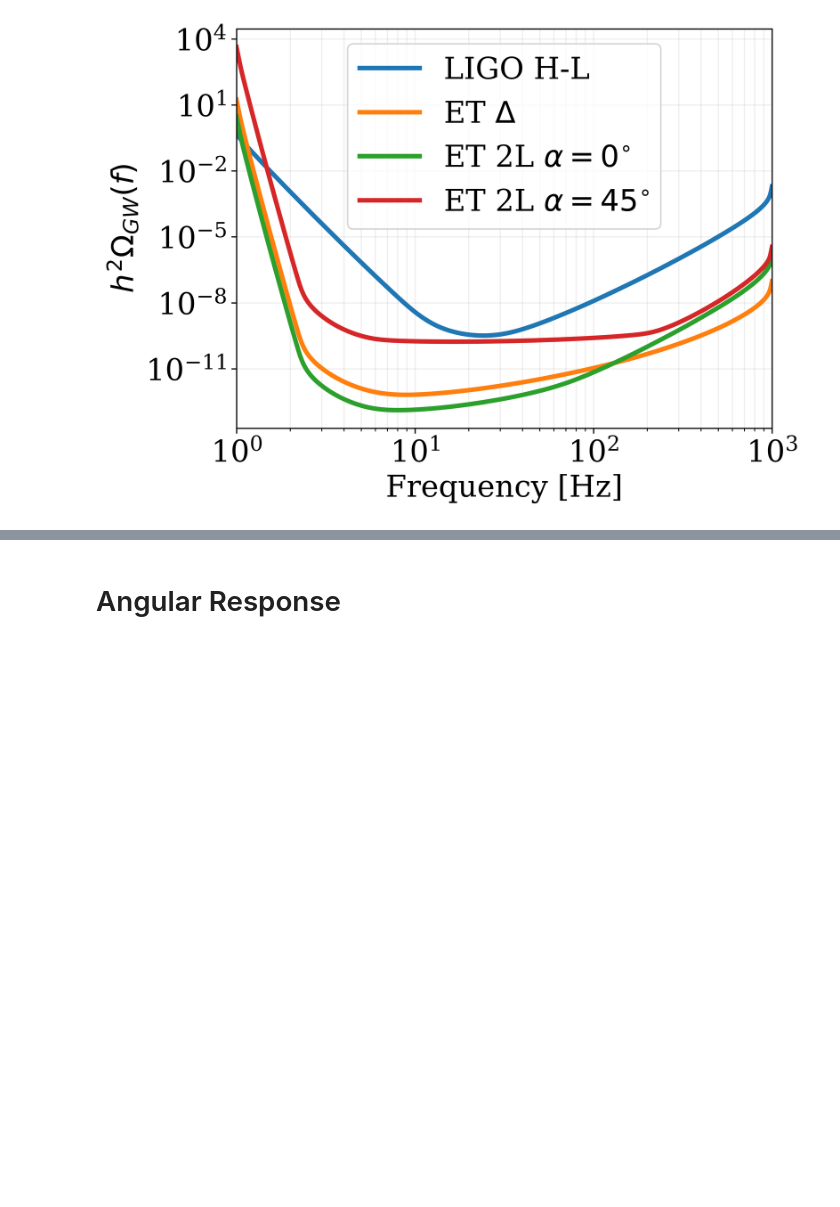
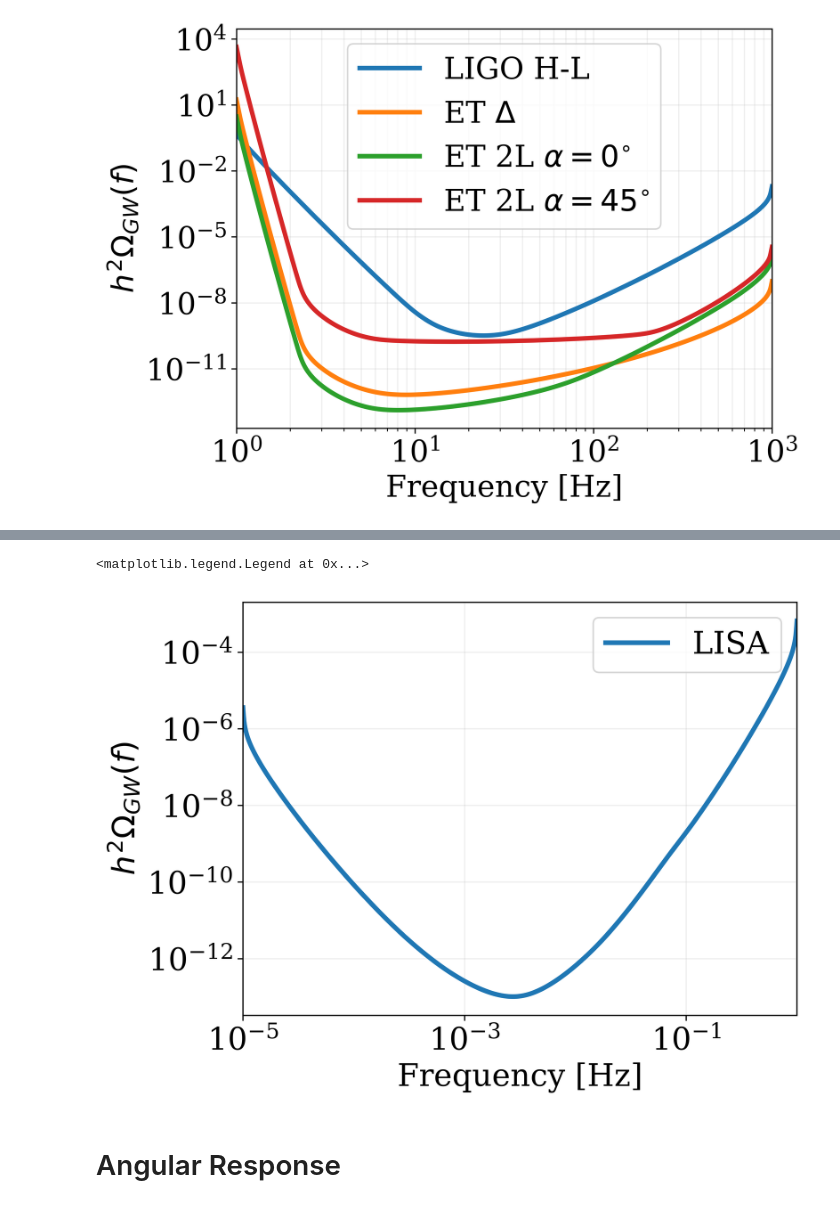
Before and after one commit to ilariacaporali/GWBird, a Jupyter notebook: example.ipynb, the cells around one changed output, grey strips where cells are left out. Drawn from its saved outputs; the diff is of its cells as text; code cells hidden in the pictures; blank space fills up the shorter version.

```diff
--- a/example.ipynb
+++ b/example.ipynb
@@ -162,2 +208,24 @@ plt.legend()
+# %%
+snr = 10
+Tobs = 3
+beta_min = -40
+beta_max = 40
+psi = 0
+fref = 1e-2
+
+sens_LISA = pls.PLS_LISA(f_lisa, fref, 't', snr, Tobs, beta_min, beta_max, psi)
+
+plt.figure()
+plt.plot(f_lisa, sens_LISA, label='LISA')
+plt.xlabel('Frequency [Hz]')
+plt.xscale('log')
+plt.yscale('log')
+plt.ylabel(r'$h^2 \Omega_{GW}(f)$')
+plt.xlim(f_lisa.min(), f_lisa.max())
+plt.grid(which='both', alpha=0.2)
+plt.legend()
+# %% [output]
+<matplotlib.legend.Legend at 0x...>
+[figure, added]
 # %% [markdown]
 # Angular Response
```
Also changed, not shown: parts of 28 cells of this notebook, 3 other files.
